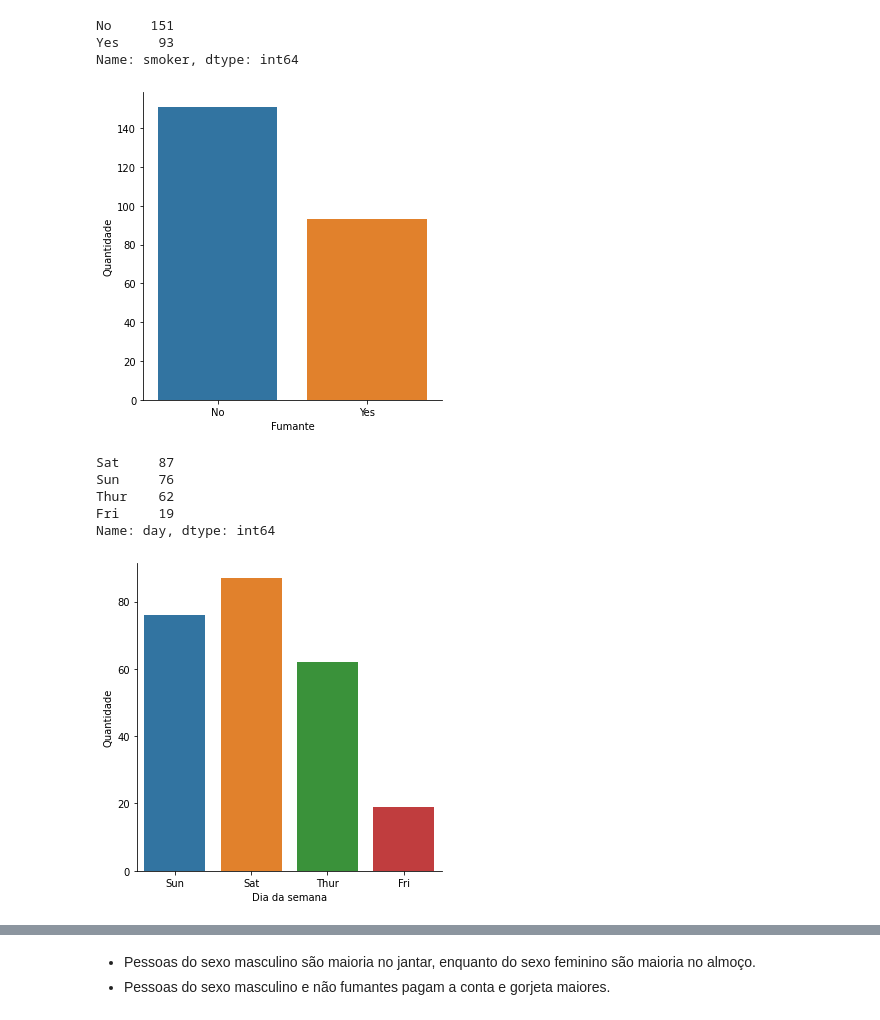
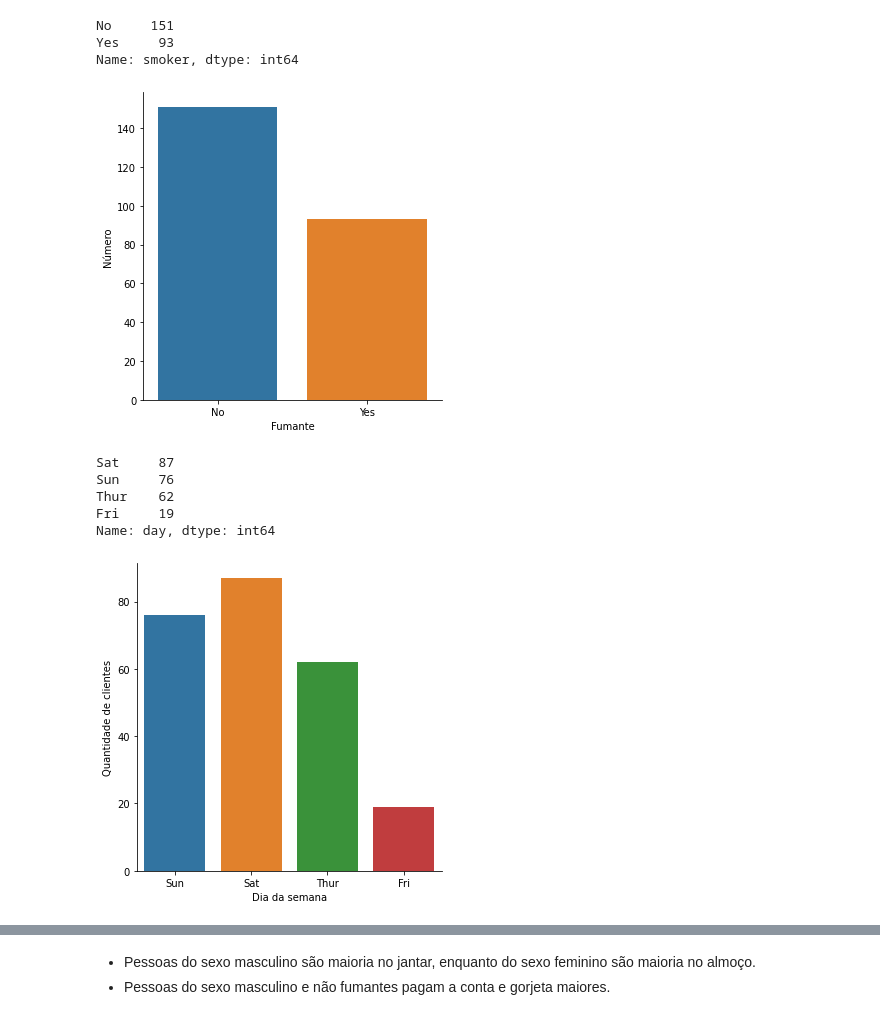
Before and after one commit to tomaz-suller/competicao-neuron, a Jupyter notebook: Projeto_Neuron_Tips.ipynb, the cells around one changed output, grey strips where cells are left out. Cells and saved outputs as stored; diff of their text form; code cells hidden in the pictures.

Commit message:
Add plots and fix numbe of customers

```diff
--- a/Projeto_Neuron_Tips.ipynb
+++ b/Projeto_Neuron_Tips.ipynb
@@ -5,7 +5,8 @@ import matplotlib
 import matplotlib.pyplot as plt
 import seaborn as sns
 # %%
-df = pd.read_excel('/content/drive/My Drive/dados bootcamp/TIPS GORJETA/tips.xlsx')
+df = pd.read_excel('./dados bootcamp/TIPS-GORJETA/tips.xlsx')
+df['smoker'] = df['smoker'].map({"Yes": 1, "No": 0})
 # %%
 df.head()
 # %% [output]
@@ -65,10 +66,10 @@ Name: smoker, dtype: int64
 #plot de fumantes e nao fumantes
 sns.catplot(x='smoker', kind='count',data=df)
 plt.xlabel('Fumante')
-plt.ylabel('Quantidade')
+plt.ylabel('Número')
 plt.tight_layout()
 # %% [output]
-[figure, old version]
+[figure, new version]
 # %%
 #dias da semana e quantidade de clientes
 df.day.value_counts()
@@ -81,11 +82,11 @@ Name: day, dtype: int64
 # %%
 #plot dos dias da semana/quantidade de clientes
 sns.catplot(x='day', kind='count',data=df)
 plt.xlabel('Dia da semana')
-plt.ylabel('Quantidade')
+plt.ylabel('Quantidade de clientes')
 plt.tight_layout()
 # %% [output]
-[figure, old version]
+[figure, new version]
 # %%
 #plot dos tipos de refeição/quantidade de clientes
 sns.catplot(x='time', kind='count', data=df)
```
Also changed, not shown: parts of 11 cells of this notebook, 1 other file.
